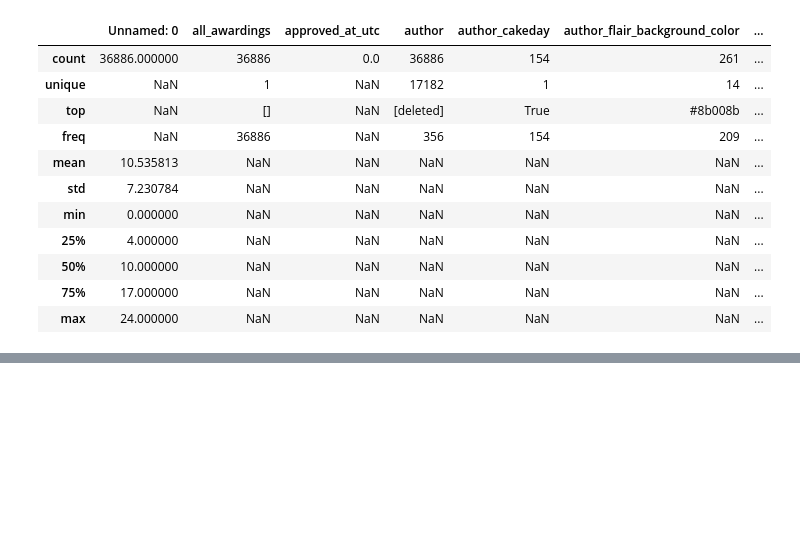
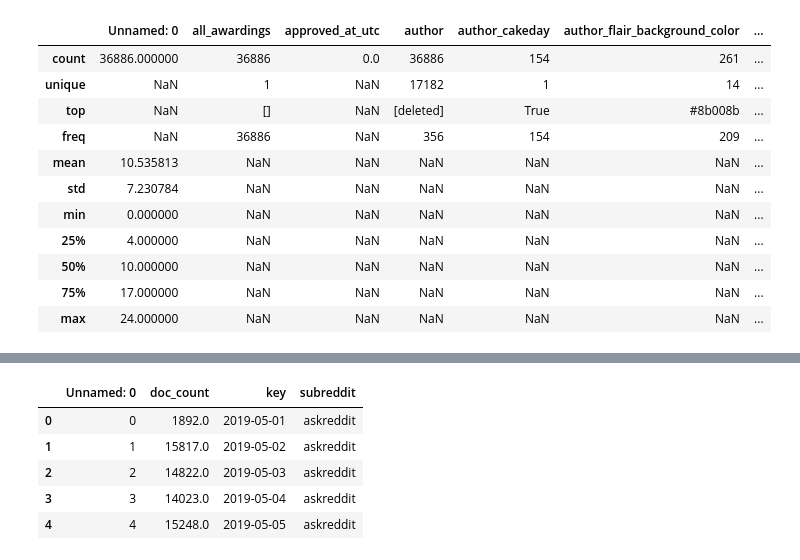
Before and after one commit to sub-stats/ds, a Jupyter notebook: data-exploration.ipynb, the cells around one changed output, grey strips where cells are left out. Cells and saved outputs as stored; diff of their text form; code cells hidden in the pictures; blank space fills up the shorter version.

```diff
--- a/data-exploration.ipynb
+++ b/data-exploration.ipynb
@@ -166,0 +175,10 @@ agg_data = pd.read_c
+# %%
+agg_data['key'] = pd.to_datetime(agg_data['key'], unit='s')
+agg_data.head()
+# %% [output]
+|  | Unnamed: 0 | doc_count | key | subreddit |
+| 0 | 0 | 1892.0 | 2019-05-01 | askreddit |
+| 1 | 1 | 15817.0 | 2019-05-02 | askreddit |
+| 2 | 2 | 14822.0 | 2019-05-03 | askreddit |
+| 3 | 3 | 14023.0 | 2019-05-04 | askreddit |
+| 4 | 4 | 15248.0 | 2019-05-05 | askreddit |
```
Also changed, not shown: parts of 6 cells of this notebook, 3 other files.
